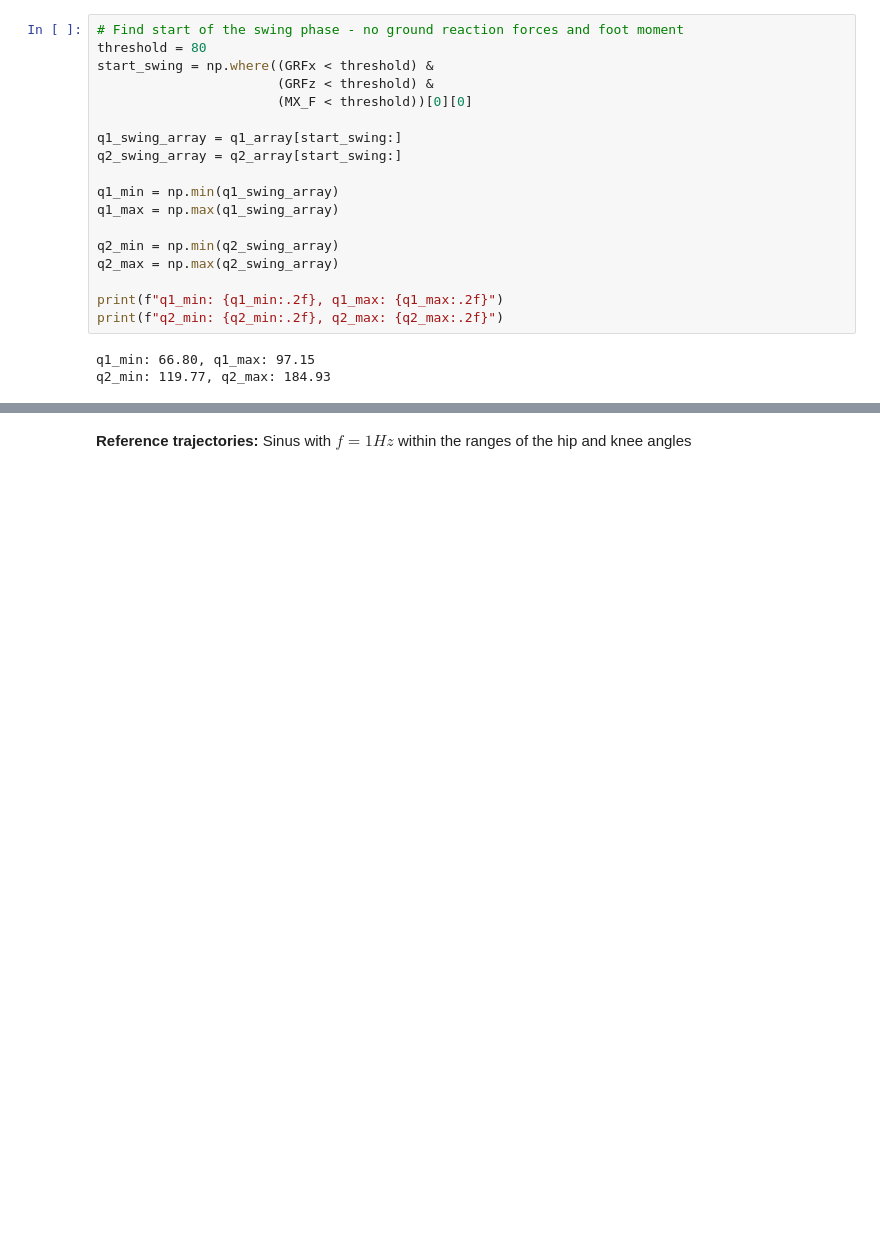
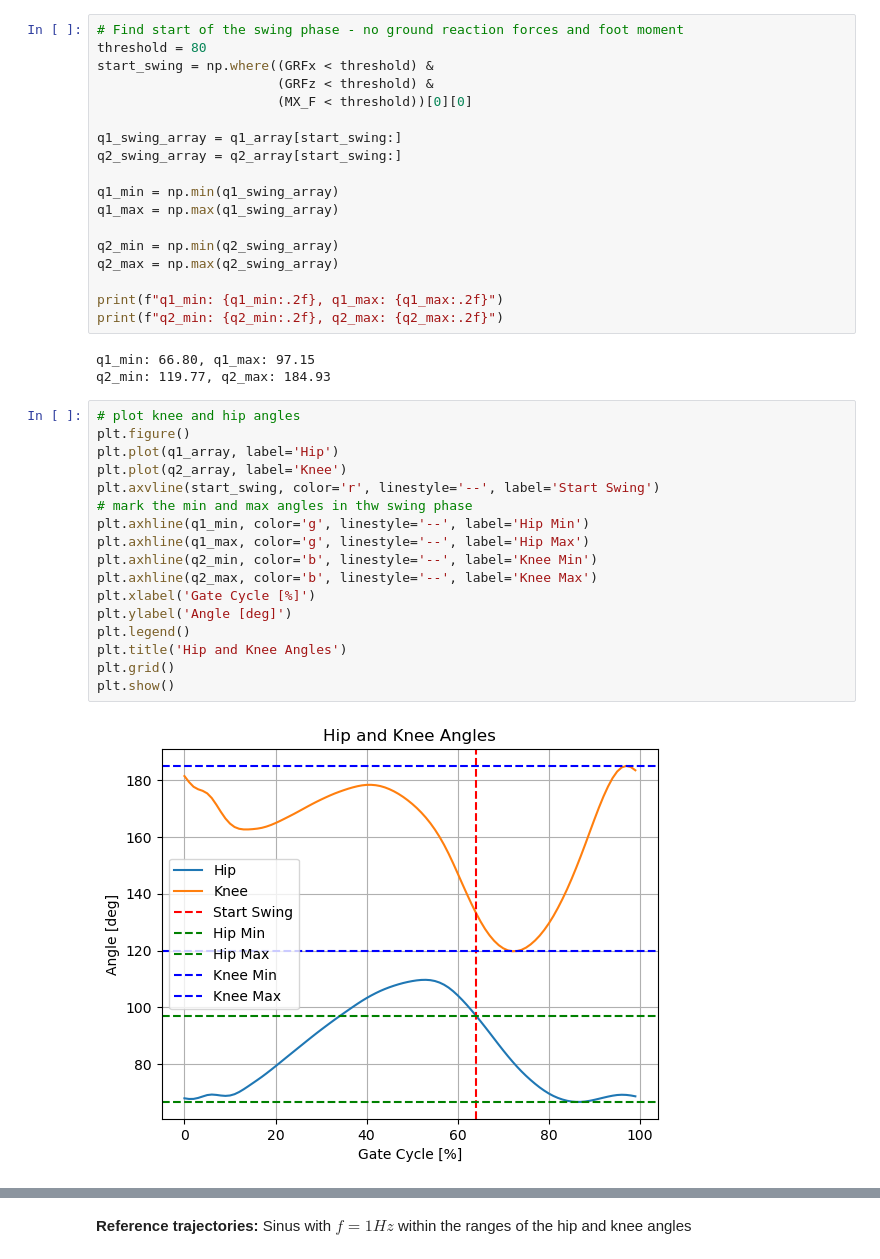
Before and after one commit to whichspaceiam/Computational_Bionics, a Jupyter notebook: Exercise_2/Exercise-2.ipynb, the cells around one changed output, grey strips where cells are left out. Cells and saved outputs as stored; diff of their text form; blank space fills up the shorter version.

```diff
--- a/Exercise_2/Exercise-2.ipynb
+++ b/Exercise_2/Exercise-2.ipynb
@@ -260,3 +260,22 @@ print(f"q2_min: {q2_min:.2f}, q2_max: {q2_max:.2f}")
 # %% [output]
 q1_min: 66.80, q1_max: 97.15
 q2_min: 119.77, q2_max: 184.93
+# %%
+# plot knee and hip angles
+plt.figure()
+plt.plot(q1_array, label='Hip')
+plt.plot(q2_array, label='Knee')
+plt.axvline(start_swing, color='r', linestyle='--', label='Start Swing')
+# mark the min and max angles in thw swing phase
+plt.axhline(q1_min, color='g', linestyle='--', label='Hip Min')
+plt.axhline(q1_max, color='g', linestyle='--', label='Hip Max')
+plt.axhline(q2_min, color='b', linestyle='--', label='Knee Min')
+plt.axhline(q2_max, color='b', linestyle='--', label='Knee Max')
+plt.xlabel('Gate Cycle [%]')
+plt.ylabel('Angle [deg]')
+plt.legend()
+plt.title('Hip and Knee Angles')
+plt.grid()
+plt.show()
+# %% [output]
+[figure, added]
```
Also changed, not shown: parts of 5 cells of this notebook.
